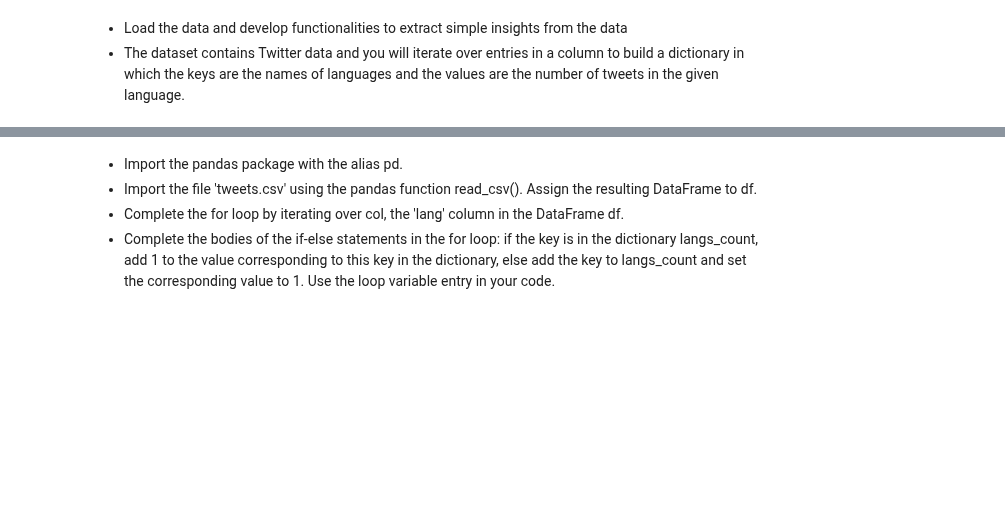
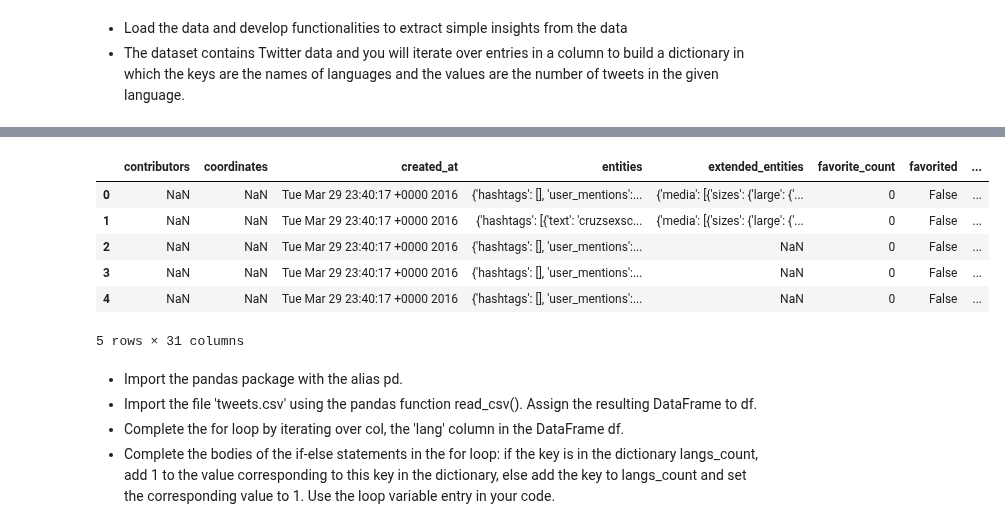
Before and after one commit to Jose-Servin/DataCamp, a Jupyter notebook: Courses/Python_Toolbox/1.1.writting_function.ipynb, the cells around one changed output, grey strips where cells are left out. Cells and saved outputs as stored; diff of their text form; code cells hidden in the pictures; blank space fills up the shorter version.

```diff
--- a/Courses/Python_Toolbox/1.1.writting_function.ipynb
+++ b/Courses/Python_Toolbox/1.1.writting_function.ipynb
@@ -90,3 +107,13 @@ tweets = pd.read_csv('/Users/joseservin/DataCamp/Courses/Python_Toolbox/tweets.c
+# %%
+tweets.head()
+# %% [output]
+|  | contributors | coordinates | created_at | entities | extended_entities | favorite_count | favorited | ... |
+| 0 | NaN | NaN | Tue Mar 29 23:40:17 +0000 2016 | {'hashtags': [], 'user_mentions':... | {'media': [{'sizes': {'large': {'... | 0 | False | ... |
+| 1 | NaN | NaN | Tue Mar 29 23:40:17 +0000 2016 | {'hashtags': [{'text': 'cruzsexsc... | {'media': [{'sizes': {'large': {'... | 0 | False | ... |
+| 2 | NaN | NaN | Tue Mar 29 23:40:17 +0000 2016 | {'hashtags': [], 'user_mentions':... | NaN | 0 | False | ... |
+| 3 | NaN | NaN | Tue Mar 29 23:40:17 +0000 2016 | {'hashtags': [], 'user_mentions':... | NaN | 0 | False | ... |
+| 4 | NaN | NaN | Tue Mar 29 23:40:17 +0000 2016 | {'hashtags': [], 'user_mentions':... | NaN | 0 | False | ... |
+5 rows × 31 columns
 # %% [markdown]
 * Import the pandas package with the alias pd.
 * Import the file 'tweets.csv' using the pandas function read_csv(). Assign the resulting DataFrame to df.
```
Also changed, not shown: parts of 3 cells of this notebook.
